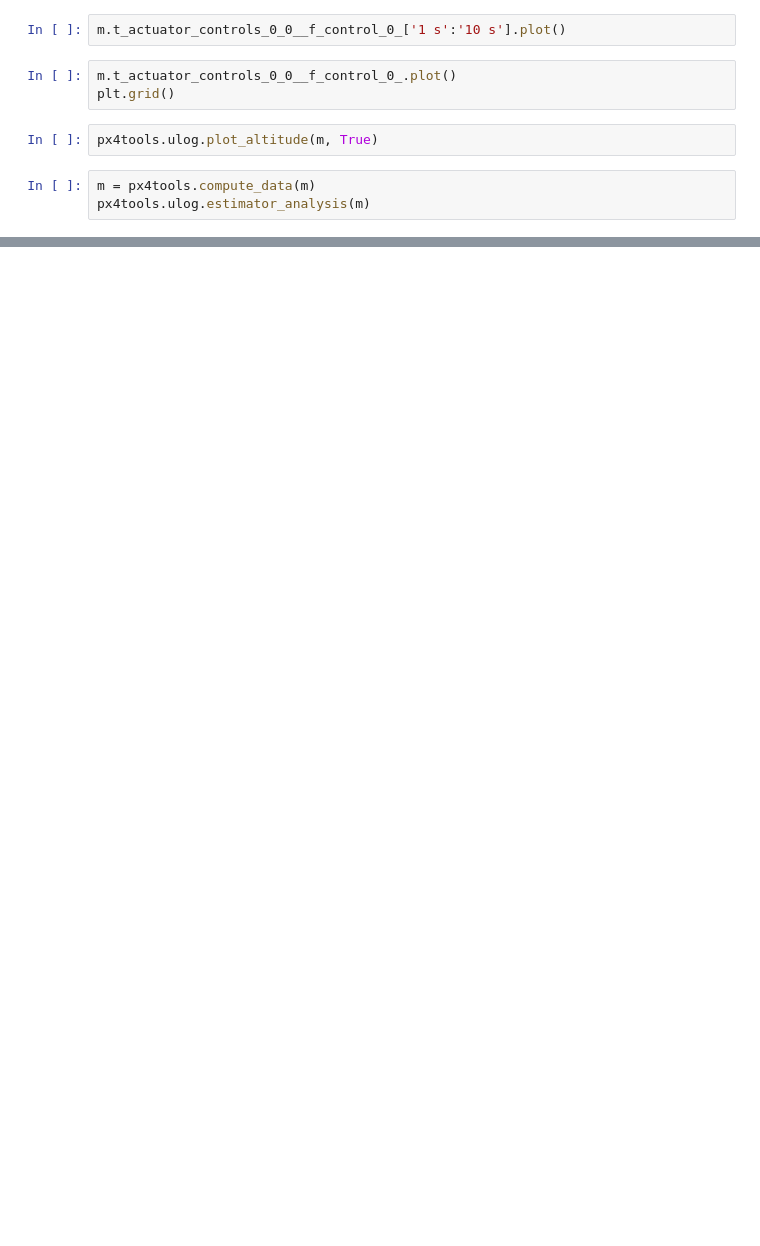
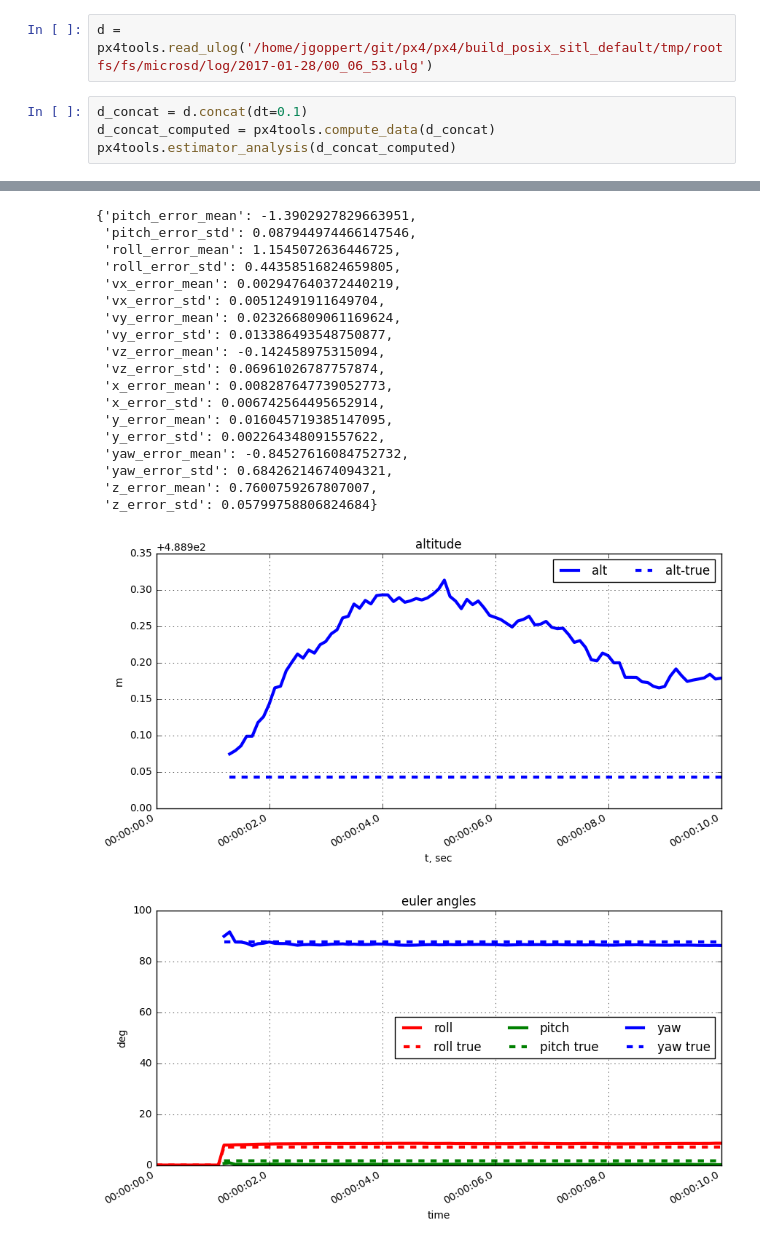
Before and after one commit to dronecrew/px4tools, a Jupyter notebook: examples/ulog analysis.ipynb, the cells around one changed output, grey strips where cells are left out. Cells and saved outputs as stored; diff of their text form; blank space fills up the shorter version.

```diff
--- a/examples/ulog analysis.ipynb
+++ b/examples/ulog analysis.ipynb
@@ -54,10 +12,7 @@ Autocomplete works as if it were a class member and you can plot using the membe
-# %%
-m.t_actuator_controls_0_0__f_control_0_['1 s':'10 s'].plot()
-# %%
-m.t_actuator_controls_0_0__f_control_0_.plot()
-plt.grid()
-# %%
-px4tools.ulog.plot_altitude(m, True)
-# %%
-m = px4tools.compute_data(m)
-px4tools.ulog.estimator_analysis(m)
+# %%
+d = px4tools.read_ulog('/home/jgoppert/git/px4/px4/build_posix_sitl_default/tmp/rootfs/fs/microsd/log/2017-01-28/00_06_53.ulg')
+# %%
+d_concat = d.concat(dt=0.1)
+d_concat_computed = px4tools.compute_data(d_concat)
+px4tools.estimator_analysis(d_concat_computed)
+# %% [output]
@@ -63,0 +36,20 @@ px4tools.ulog.estimator_analysis(m)
+{'pitch_error_mean': -1.3902927829663951,
+ 'pitch_error_std': 0.087944974466147546,
+ 'roll_error_mean': 1.1545072636446725,
+ 'roll_error_std': 0.44358516824659805,
+ 'vx_error_mean': 0.002947640372440219,
+ 'vx_error_std': 0.00512491911649704,
+ 'vy_error_mean': 0.023266809061169624,
+ 'vy_error_std': 0.013386493548750877,
+ 'vz_error_mean': -0.142458975315094,
+ 'vz_error_std': 0.06961026787757874,
+ 'x_error_mean': 0.008287647739052773,
+ 'x_error_std': 0.006742564495652914,
+ 'y_error_mean': 0.016045719385147095,
+ 'y_error_std': 0.002264348091557622,
+ 'yaw_error_mean': -0.84527616084752732,
+ 'yaw_error_std': 0.68426214674094321,
+ 'z_error_mean': 0.7600759267807007,
+ 'z_error_std': 0.05799758806824684}
+[figure, added]
+[figure, added]
```
Also changed, not shown: parts of 17 cells of this notebook, 1 other file.
